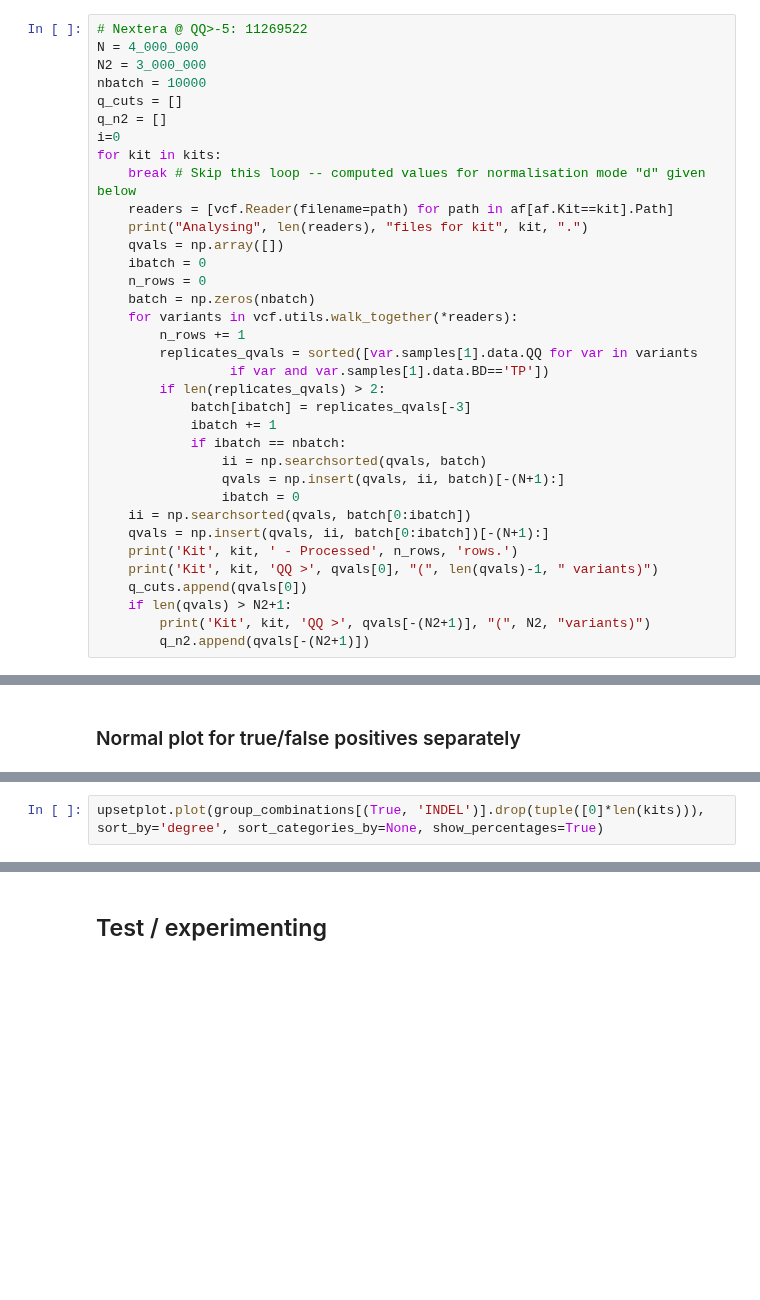
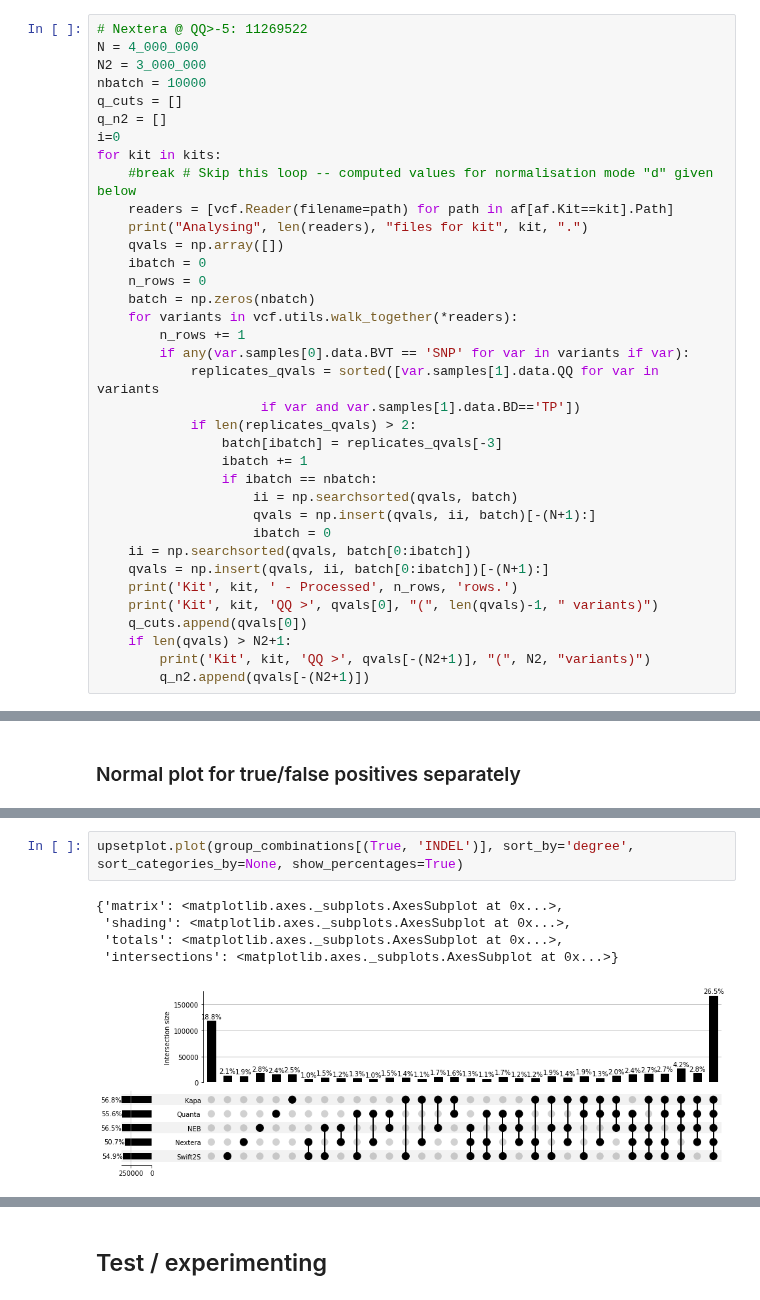
Before and after one commit to fa2k/comparison, a Jupyter notebook: overlap_variant_calls.ipynb, the cells around one changed output, grey strips where cells are left out. Drawn from its saved outputs; the diff is of its cells as text; blank space fills up the shorter version.

```diff
--- a/overlap_variant_calls.ipynb
+++ b/overlap_variant_calls.ipynb
@@ -56,7 +60,7 @@ q_cuts = []
 q_n2 = []
 i=0
 for kit in kits:
-    break # Skip this loop -- computed values for normalisation mode "d" given below
+    #break # Skip this loop -- computed values for normalisation mode "d" given below
     readers = [vcf.Reader(filename=path) for path in af[af.Kit==kit].Path]
     print("Analysing", len(readers), "files for kit", kit, ".")
     qvals = np.array([])
@@ -65,15 +69,16 @@ for kit in kits:
     batch = np.zeros(nbatch)
     for variants in vcf.utils.walk_together(*readers):
         n_rows += 1
-        replicates_qvals = sorted([var.samples[1].data.QQ for var in variants
-                 if var and var.samples[1].data.BD=='TP'])
-        if len(replicates_qvals) > 2:
-            batch[ibatch] = replicates_qvals[-3]
-            ibatch += 1
-            if ibatch == nbatch:
-                ii = np.searchsorted(qvals, batch)
-                qvals = np.insert(qvals, ii, batch)[-(N+1):]
-                ibatch = 0
+        if any(var.samples[0].data.BVT == 'SNP' for var in variants if var):
+            replicates_qvals = sorted([var.samples[1].data.QQ for var in variants
+                     if var and var.samples[1].data.BD=='TP'])
+            if len(replicates_qvals) > 2:
+                batch[ibatch] = replicates_qvals[-3]
+                ibatch += 1
+                if ibatch == nbatch:
+                    ii = np.searchsorted(qvals, batch)
+                    qvals = np.insert(qvals, ii, batch)[-(N+1):]
+                    ibatch = 0
     ii = np.searchsorted(qvals, batch[0:ibatch])
     qvals = np.insert(qvals, ii, batch[0:ibatch])[-(N+1):]
     print('Kit', kit, ' - Processed', n_rows, 'rows.')
@@ -267,4 +294,10 @@ upsetplot.plot(group_combinations[(False,'SNP')].drop(tuple([0]*len(kits))), sor
 # %%
-upsetplot.plot(group_combinations[(True, 'INDEL')].drop(tuple([0]*len(kits))), sort_by='degree', sort_categories_by=None, show_percentages=True)
+upsetplot.plot(group_combinations[(True, 'INDEL')], sort_by='degree', sort_categories_by=None, show_percentages=True)
+# %% [output]
+{'matrix': <matplotlib.axes._subplots.AxesSubplot at 0x...>,
+ 'shading': <matplotlib.axes._subplots.AxesSubplot at 0x...>,
+ 'totals': <matplotlib.axes._subplots.AxesSubplot at 0x...>,
+ 'intersections': <matplotlib.axes._subplots.AxesSubplot at 0x...>}
+[figure, added]
 # %%
 upsetplot.plot(group_combinations[(False, 'INDEL')].drop(tuple([0]*len(kits))), sort_by='degree', sort_categories_by=None, show_percentages=True)
```
Also changed, not shown: parts of 14 cells of this notebook.
